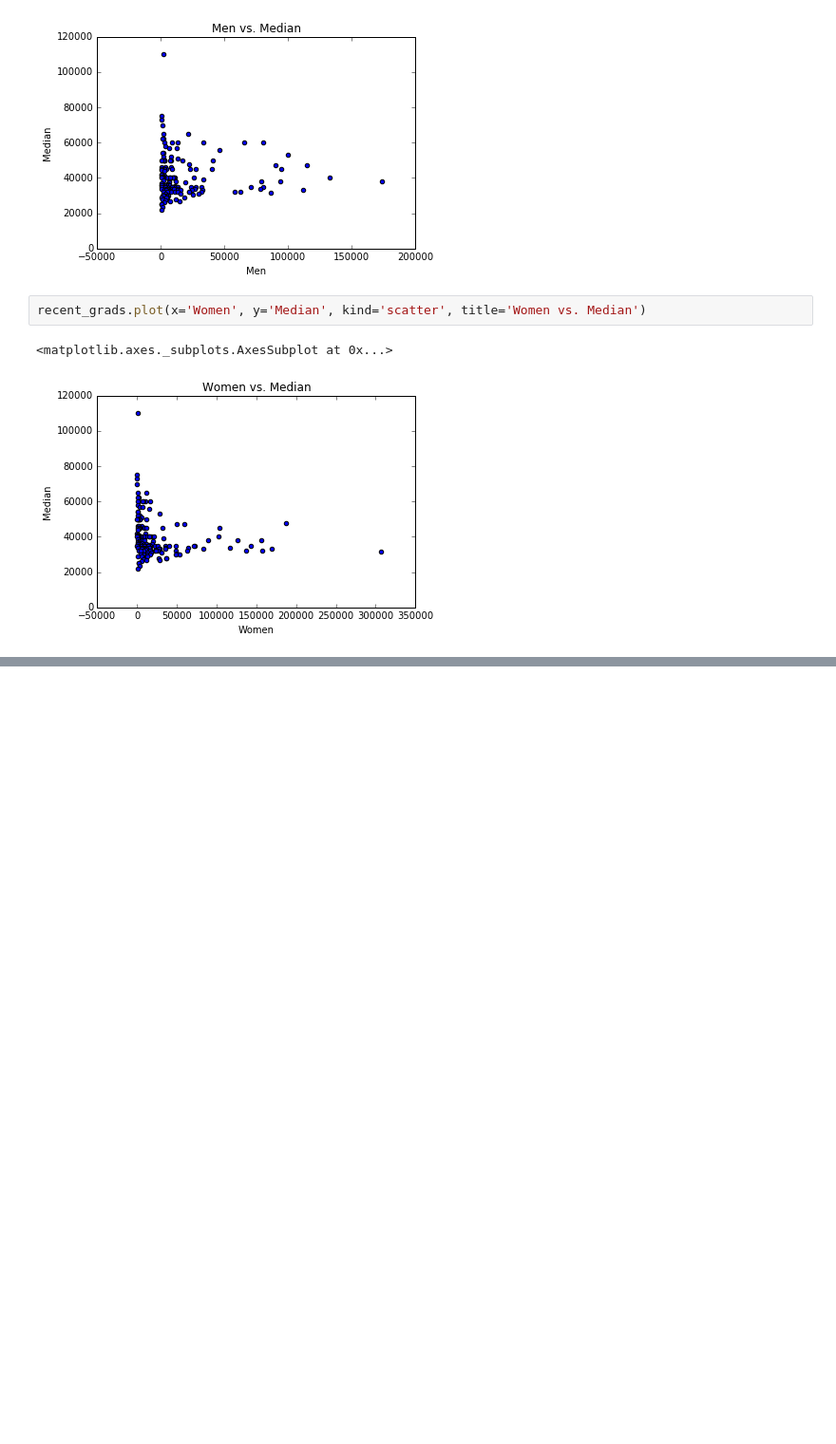
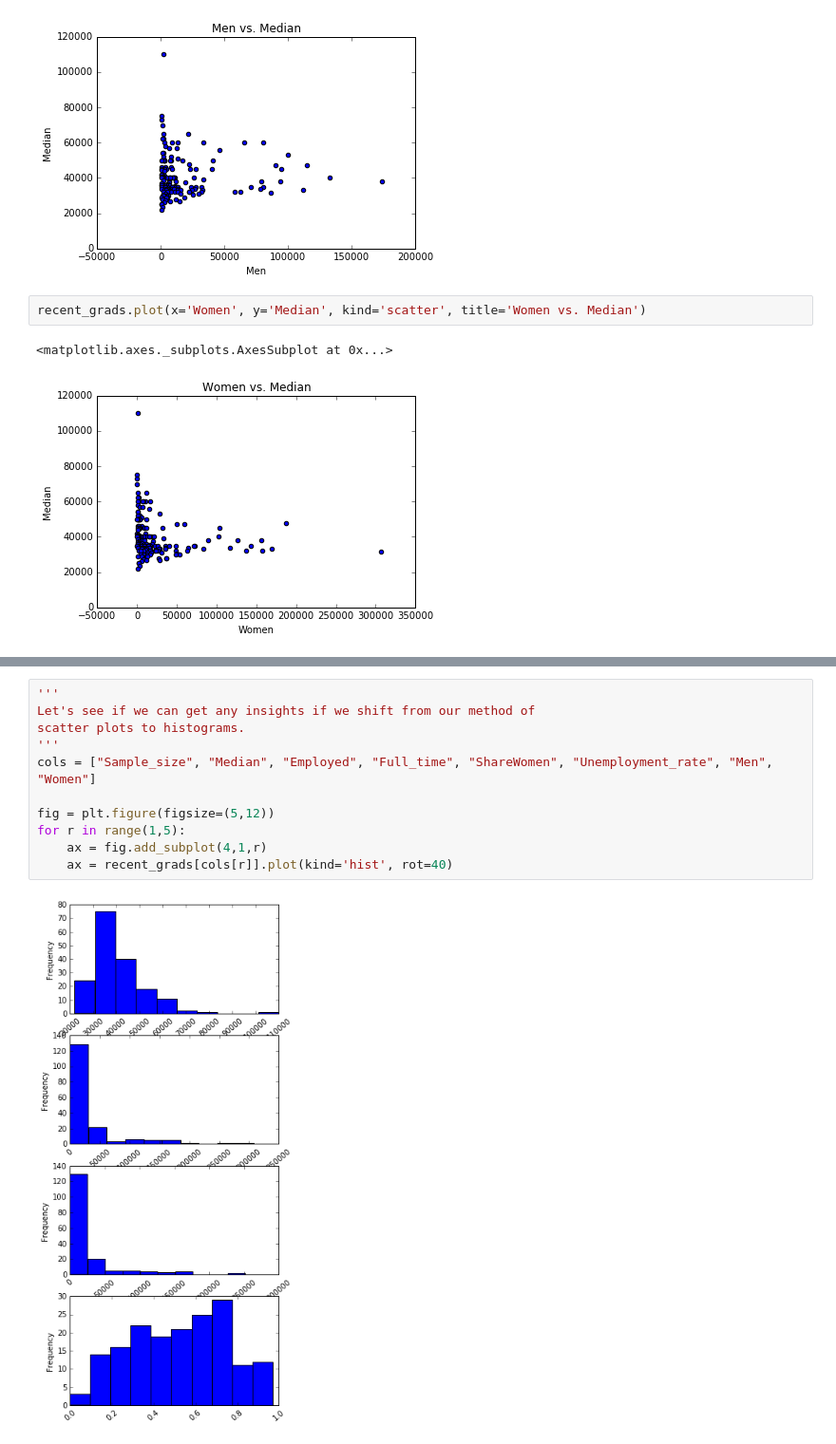
Before and after one commit to agchen92/DataVisualization_CGR, a Jupyter notebook: CGR.ipynb, the cells around one changed output, grey strips where cells are left out. Shown: that part at 95% size. Cells and saved outputs as stored; diff of their text form; blank space fills up the shorter version.

```diff
--- a/CGR.ipynb
+++ b/CGR.ipynb
@@ -72,0 +105,13 @@ recent_grads.plot(x='Women', y='Median', kind='scatter', title='Women vs. Median
+# %%
+'''
+Let's see if we can get any insights if we shift from our method of
+scatter plots to histograms.
+'''
+cols = ["Sample_size", "Median", "Employed", "Full_time", "ShareWomen", "Unemployment_rate", "Men", "Women"]
+
+fig = plt.figure(figsize=(5,12))
+for r in range(1,5):
+    ax = fig.add_subplot(4,1,r)
+    ax = recent_grads[cols[r]].plot(kind='hist', rot=40)
+# %% [output]
+[figure, added]
```
Also changed, not shown: parts of 9 cells of this notebook, 1 other file.
